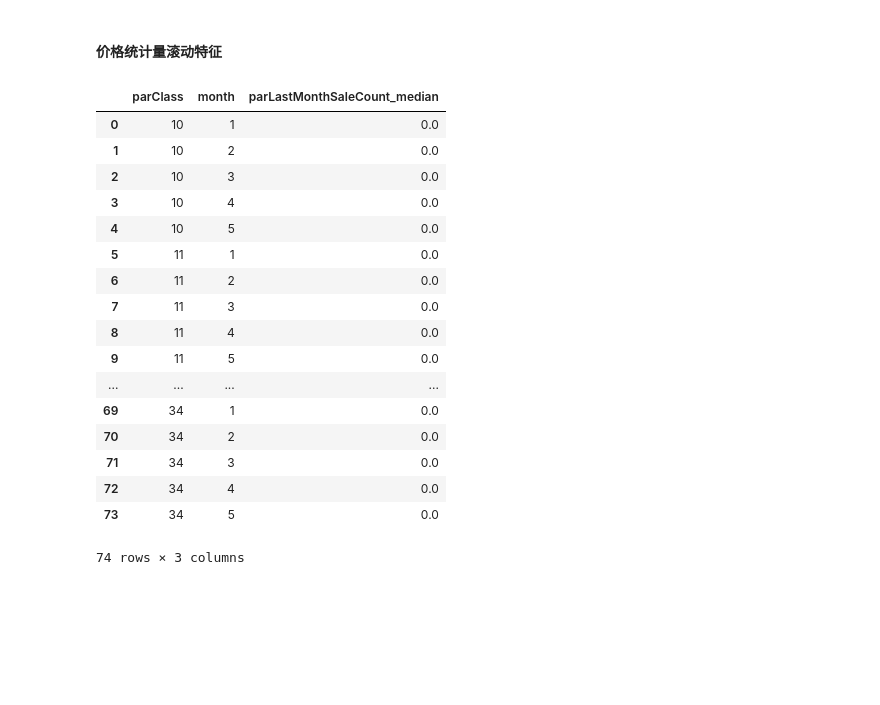
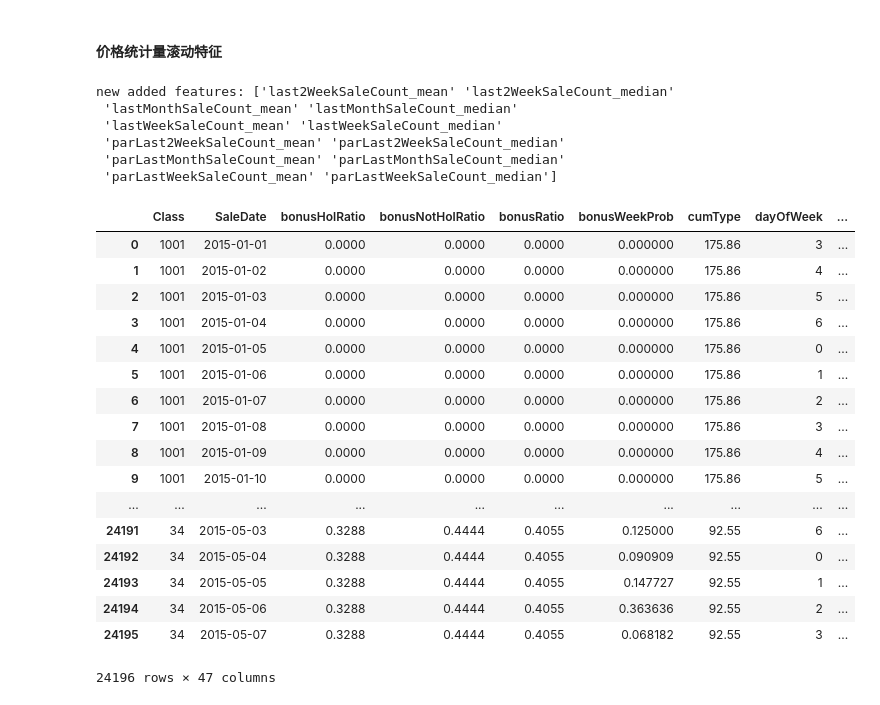
Before and after one commit to dereksjtu/MachineLearning_Matches, a Jupyter notebook: supermarket/prj/code/FeatureEngineering_supemarket.ipynb, the cells around one changed output. Saved outputs shown, nothing was run; the diff lists cells and outputs as text; code cells hidden in the pictures; blank space fills up the shorter version.

```diff
--- a/supermarket/prj/code/FeatureEngineering_supemarket.ipynb
+++ b/supermarket/prj/code/FeatureEngineering_supemarket.ipynb
@@ -573,4 +573,21 @@ parLastMonthSaleCount = pd.merge(parLastMonthSaleCount,lastMonthTotSaleCount, on
 parLastWeekSaleCount.loc [:,'parHotPast1WeekIndex']  = np.round(parLastWeekSaleCount.lastWeekSaleCount /   (1.0 * parLastWeekSaleCount.lastWeekTotSaleCount),4)
 parLast2WeekSaleCount.loc[:,'parHotPast2WeekIndex']  = np.round(parLast2WeekSaleCount.last2WeekSaleCount / (1.0 * parLast2WeekSaleCount.last2WeekTotSaleCount),4)
 parLastMonthSaleCount.loc[:,'parHotPast1MonthIndex'] = np.round(parLastMonthSaleCount.lastMonthSaleCount / (1.0 * parLastMonthSaleCount.lastMonthTotSaleCount),4)
+
+# 合并 train_test
+del  lastWeekSaleCount['lastWeekSaleCount' ],   lastWeekSaleCount['lastWeekTotSaleCount']
+del last2WeekSaleCount['last2WeekSaleCount'],last2WeekSaleCount['last2WeekTotSaleCount']
+del lastMonthSaleCount['lastMonthSaleCount'],lastMonthSaleCount['lastMonthTotSaleCount']
+del parLastWeekSaleCount ['lastWeekSaleCount' ],  parLastWeekSaleCount['lastWeekTotSaleCount']
+del parLast2WeekSaleCount['last2WeekSaleCount'],parLast2WeekSaleCount['last2WeekTotSaleCount']
+del parLastMonthSaleCount['lastMonthSaleCount'],parLastMonthSaleCount['lastMonthTotSaleCount']
+tmp = pd.merge(train_test,lastWeekSaleCount,on=['Class','weekOfYear'],how='left')
+tmp = pd.merge(tmp,last2WeekSaleCount,on=['Class','weekOfYear'],how='left')
+tmp = pd.merge(tmp,lastMonthSaleCount,on=['Class','month'],how='left')
+tmp = pd.merge(tmp,parLastWeekSaleCount,on=['parClass','weekOfYear'],how='left')
+tmp = pd.merge(tmp,parLast2WeekSaleCount,on=['parClass','weekOfYear'],how='left')
+tmp = pd.merge(tmp,parLastMonthSaleCount,on=['parClass','month'],how='left')
+print 'new added features:',np.setdiff1d(tmp.columns, train_test.columns)
+train_test = tmp.copy()
+train_test
 # %% [output]
@@ -659,48 +678,74 @@ parLast2WeekSaleCount_mean.parLast2WeekSaleCount_mean.fillna(0,inplace=True)
 parLastMonthSaleCount_mean.parLastMonthSaleCount_mean.fillna(0,inplace = True)
 
 # 用于合并
 parLastWeekSaleCount_mean
 parLast2WeekSaleCount_mean
 parLastMonthSaleCount_mean
 
 #
 # 类别上周，上上周，上个月销量统计量 - 中位数
 parLastWeekSaleCount_median_o = train_test.groupby(['parClass','weekOfYear'],as_index=False)['saleCount'].agg({'parLastWeekSaleCount_median':'median'})
 parLast2WeekSaleCount_median_o = train_test.groupby(['parClass','weekOfYear'],as_index=False)['saleCount'].agg({'parLast2WeekSaleCount_median':'median'})
 parLastMonthSaleCount_median_o = train_test.groupby(['parClass','month'],as_index=False)['saleCount'].agg({'parLastMonthSaleCount_median':'median'})
 parLastWeekSaleCount_median   = parLastWeekSaleCount_median_o.shift(1)
 parLast2WeekSaleCount_median = parLast2WeekSaleCount_median_o.shift(2)
 parLastMonthSaleCount_median = parLastMonthSaleCount_median_o.shift(1)
 parLastWeekSaleCount_median.weekOfYear  = parLastWeekSaleCount_median_o.weekOfYear
 parLast2WeekSaleCount_median.weekOfYear = parLast2WeekSaleCount_median_o.weekOfYear
 parLastMonthSaleCount_median.month      = parLastMonthSaleCount_median_o.month
 parLastWeekSaleCount_median.parClass =  parLastWeekSaleCount_median_o.parClass
 parLast2WeekSaleCount_median.parClass = parLast2WeekSaleCount_median_o.parClass
 parLastMonthSaleCount_median.parClass = parLastMonthSaleCount_median_o.parClass
 parLastWeekSaleCount_median.parLastWeekSaleCount_median.fillna(0,inplace=True)
 parLast2WeekSaleCount_median.parLast2WeekSaleCount_median.fillna(0,inplace=True)
 parLastMonthSaleCount_median.parLastMonthSaleCount_median.fillna(0,inplace = True)
 
 # 用于合并
 parLastWeekSaleCount_median
 parLast2WeekSaleCount_median
 parLastMonthSaleCount_median
+
+
+# 合并 train_test
+tmp = pd.merge(train_test,lastWeekSaleCount_mean,on=['Class','weekOfYear'],how='left')
+tmp = pd.merge(tmp,last2WeekSaleCount_mean,on=['Class','weekOfYear'],how='left')
+tmp = pd.merge(tmp,lastMonthSaleCount_mean,on=['Class','month'],how='left')
+tmp = pd.merge(tmp,lastWeekSaleCount_median,on=['Class','weekOfYear'],how='left')
+tmp = pd.merge(tmp,last2WeekSaleCount_median,on=['Class','weekOfYear'],how='left')
+tmp = pd.merge(tmp,lastMonthSaleCount_median,on=['Class','month'],how='left')
+
+tmp = pd.merge(tmp,parLastWeekSaleCount_mean,on=['parClass','weekOfYear'],how='left')
+tmp = pd.merge(tmp,parLast2WeekSaleCount_mean,on=['parClass','weekOfYear'],how='left')
+tmp = pd.merge(tmp,parLastMonthSaleCount_mean,on=['parClass','month'],how='left')
+tmp = pd.merge(tmp,parLastWeekSaleCount_median,on=['parClass','weekOfYear'],how='left')
+tmp = pd.merge(tmp,parLast2WeekSaleCount_median,on=['parClass','weekOfYear'],how='left')
+tmp = pd.merge(tmp,parLastMonthSaleCount_median,on=['parClass','month'],how='left')
+
+print 'new added features:',np.setdiff1d(tmp.columns, train_test.columns)
+train_test = tmp.copy()
+train_test
 # %% [output]
+new added features: ['last2WeekSaleCount_mean' 'last2WeekSaleCount_median'
+ 'lastMonthSaleCount_mean' 'lastMonthSaleCount_median'
+ 'lastWeekSaleCount_mean' 'lastWeekSaleCount_median'
+ 'parLast2WeekSaleCount_mean' 'parLast2WeekSaleCount_median'
+ 'parLastMonthSaleCount_mean' 'parLastMonthSaleCount_median'
+ 'parLastWeekSaleCount_mean' 'parLastWeekSaleCount_median']
-|  | parClass | month | parLastMonthSaleCount_median |
-| 0 | 10 | 1 | 0.0 |
-| 1 | 10 | 2 | 0.0 |
-| 2 | 10 | 3 | 0.0 |
-| 3 | 10 | 4 | 0.0 |
-| 4 | 10 | 5 | 0.0 |
-| 5 | 11 | 1 | 0.0 |
-| 6 | 11 | 2 | 0.0 |
-| 7 | 11 | 3 | 0.0 |
-| 8 | 11 | 4 | 0.0 |
-| 9 | 11 | 5 | 0.0 |
-| ... | ... | ... | ... |
-| 69 | 34 | 1 | 0.0 |
-| 70 | 34 | 2 | 0.0 |
-| 71 | 34 | 3 | 0.0 |
-| 72 | 34 | 4 | 0.0 |
-| 73 | 34 | 5 | 0.0 |
+|  | Class | SaleDate | bonusHolRatio | bonusNotHolRatio | bonusRatio | bonusWeekProb | cumType | dayOfWeek | ... |
+| 0 | 1001 | 2015-01-01 | 0.0000 | 0.0000 | 0.0000 | 0.000000 | 175.86 | 3 | ... |
+| 1 | 1001 | 2015-01-02 | 0.0000 | 0.0000 | 0.0000 | 0.000000 | 175.86 | 4 | ... |
+| 2 | 1001 | 2015-01-03 | 0.0000 | 0.0000 | 0.0000 | 0.000000 | 175.86 | 5 | ... |
+| 3 | 1001 | 2015-01-04 | 0.0000 | 0.0000 | 0.0000 | 0.000000 | 175.86 | 6 | ... |
+| 4 | 1001 | 2015-01-05 | 0.0000 | 0.0000 | 0.0000 | 0.000000 | 175.86 | 0 | ... |
+| 5 | 1001 | 2015-01-06 | 0.0000 | 0.0000 | 0.0000 | 0.000000 | 175.86 | 1 | ... |
+| 6 | 1001 | 2015-01-07 | 0.0000 | 0.0000 | 0.0000 | 0.000000 | 175.86 | 2 | ... |
+| 7 | 1001 | 2015-01-08 | 0.0000 | 0.0000 | 0.0000 | 0.000000 | 175.86 | 3 | ... |
+| 8 | 1001 | 2015-01-09 | 0.0000 | 0.0000 | 0.0000 | 0.000000 | 175.86 | 4 | ... |
+| 9 | 1001 | 2015-01-10 | 0.0000 | 0.0000 | 0.0000 | 0.000000 | 175.86 | 5 | ... |
+| ... | ... | ... | ... | ... | ... | ... | ... | ... | ... |
+| 24191 | 34 | 2015-05-03 | 0.3288 | 0.4444 | 0.4055 | 0.125000 | 92.55 | 6 | ... |
+| 24192 | 34 | 2015-05-04 | 0.3288 | 0.4444 | 0.4055 | 0.090909 | 92.55 | 0 | ... |
+| 24193 | 34 | 2015-05-05 | 0.3288 | 0.4444 | 0.4055 | 0.147727 | 92.55 | 1 | ... |
+| 24194 | 34 | 2015-05-06 | 0.3288 | 0.4444 | 0.4055 | 0.363636 | 92.55 | 2 | ... |
+| 24195 | 34 | 2015-05-07 | 0.3288 | 0.4444 | 0.4055 | 0.068182 | 92.55 | 3 | ... |
-74 rows × 3 columns
+24196 rows × 47 columns
```
Also changed, not shown: parts of 8 cells of this notebook, 2 other files.
